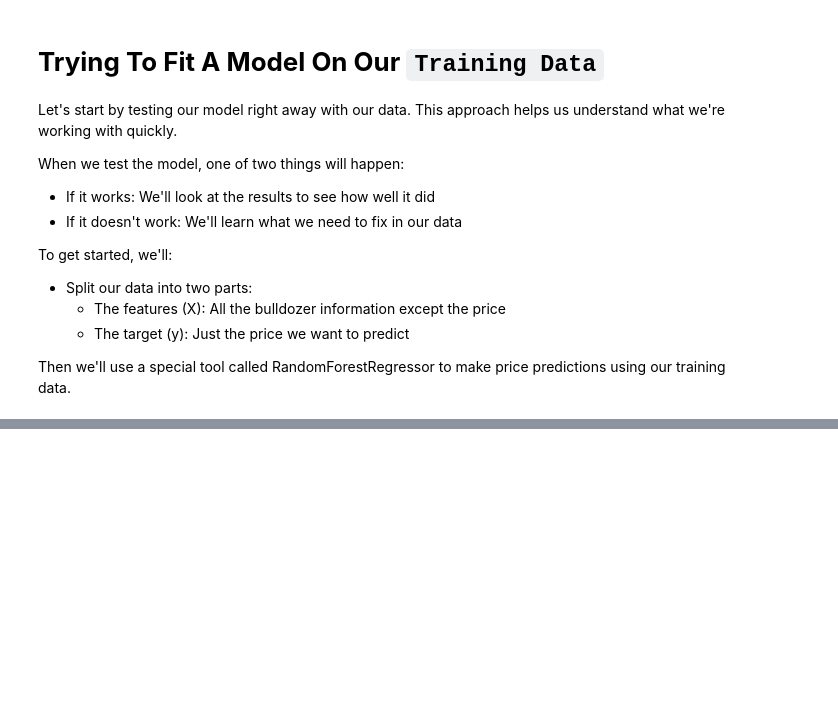
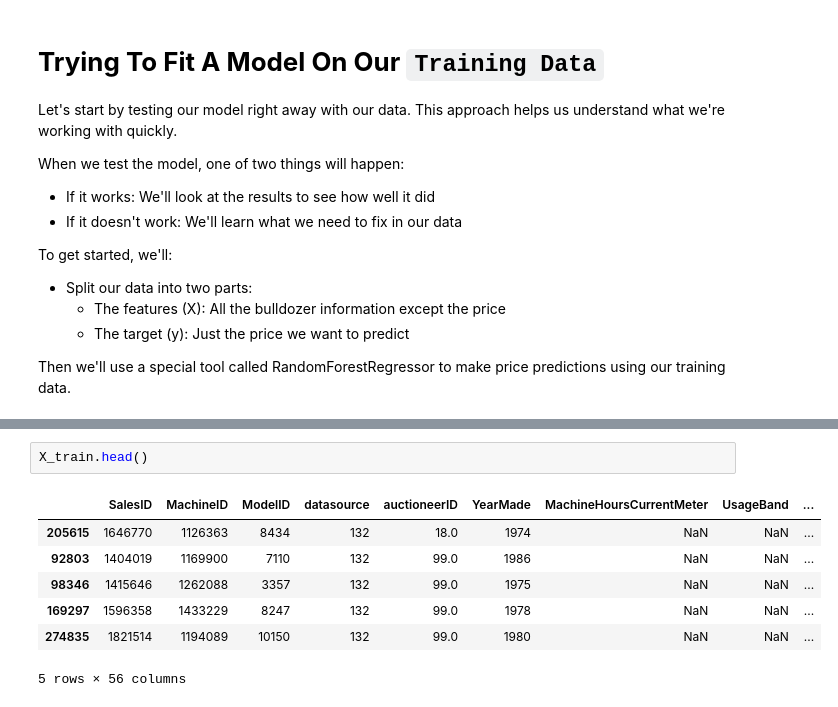
Before and after one commit to Blignaut24/About-BulldozerPriceGenius-_BPG-_v2, a Jupyter notebook: jupyter_notebooks/05_model_training_and_evaluation.ipynb, the cells around one changed output, grey strips where cells are left out. Drawn from its saved outputs; the diff is of its cells as text; blank space fills up the shorter version.

Commit message:
feat: Add new feature for price prediction model

```diff
--- a/jupyter_notebooks/05_model_training_and_evaluation.ipynb
+++ b/jupyter_notebooks/05_model_training_and_evaluation.ipynb
@@ -558,0 +637,10 @@ ValueError: could not convert string to float: 'Medium'
+# %%
+X_train.head()
+# %% [output]
+|  | SalesID | MachineID | ModelID | datasource | auctioneerID | YearMade | MachineHoursCurrentMeter | UsageBand | ... |
+| 205615 | 1646770 | 1126363 | 8434 | 132 | 18.0 | 1974 | NaN | NaN | ... |
+| 92803 | 1404019 | 1169900 | 7110 | 132 | 99.0 | 1986 | NaN | NaN | ... |
+| 98346 | 1415646 | 1262088 | 3357 | 132 | 99.0 | 1975 | NaN | NaN | ... |
+| 169297 | 1596358 | 1433229 | 8247 | 132 | 99.0 | 1978 | NaN | NaN | ... |
+| 274835 | 1821514 | 1194089 | 10150 | 132 | 99.0 | 1980 | NaN | NaN | ... |
+5 rows × 56 columns
```
Also changed, not shown: parts of 17 cells of this notebook.
